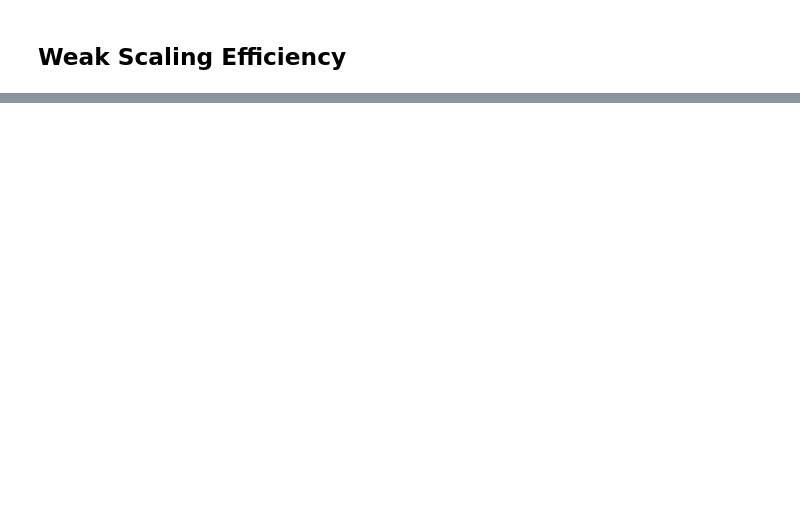
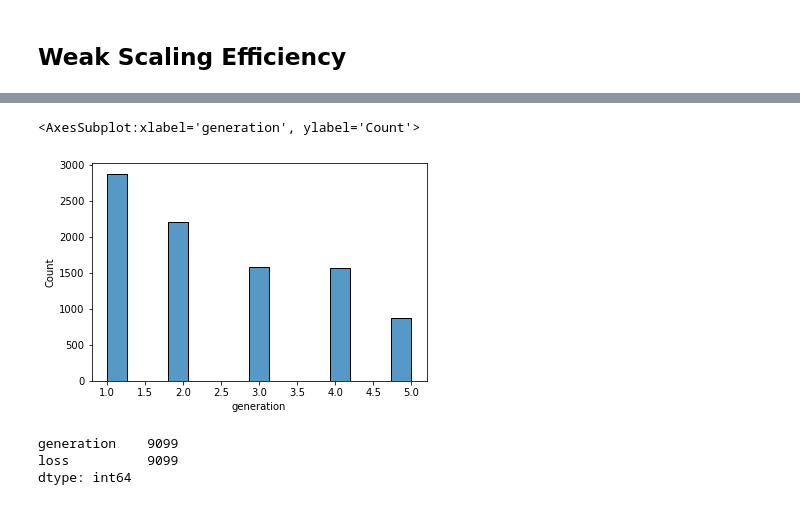
Before and after one commit to stefanocampanella/MHPC-project, a Jupyter notebook: notebooks/scaling.ipynb, the cells around one changed output, grey strips where cells are left out. Saved outputs shown, nothing was run; the diff lists cells and outputs as text; code cells hidden in the pictures; blank space fills up the shorter version.

```diff
--- a/notebooks/scaling.ipynb
+++ b/notebooks/scaling.ipynb
@@ -42,0 +43,4 @@ plt.show()
+# %%
+nb = sb.read_notebook('../runs/strong_scaling/testbed-NGO-4096-1024-Xe4.ipynb')
+# %%
+gen_loss = [(g[0], l) for g, l, _ in nb.scraps['log'].data]
@@ -42,0 +50,15 @@ plt.show()
+# %%
+df = pd.DataFrame.from_records(gen_loss, columns=['generation', 'loss'])
+# %%
+df = df.drop(df.index[df['loss'] == 'nan'])
+# %%
+sns.histplot(data=df[df['loss'] != 'nan'], x='generation')
+# %% [output]
+<AxesSubplot:xlabel='generation', ylabel='Count'>
+[figure, added]
+# %%
+df[df['loss'] != 'nan'].count()
+# %% [output]
+generation    9099
+loss          9099
+dtype: int64
```
Also changed, not shown: parts of 6 cells of this notebook, 3 other files.
